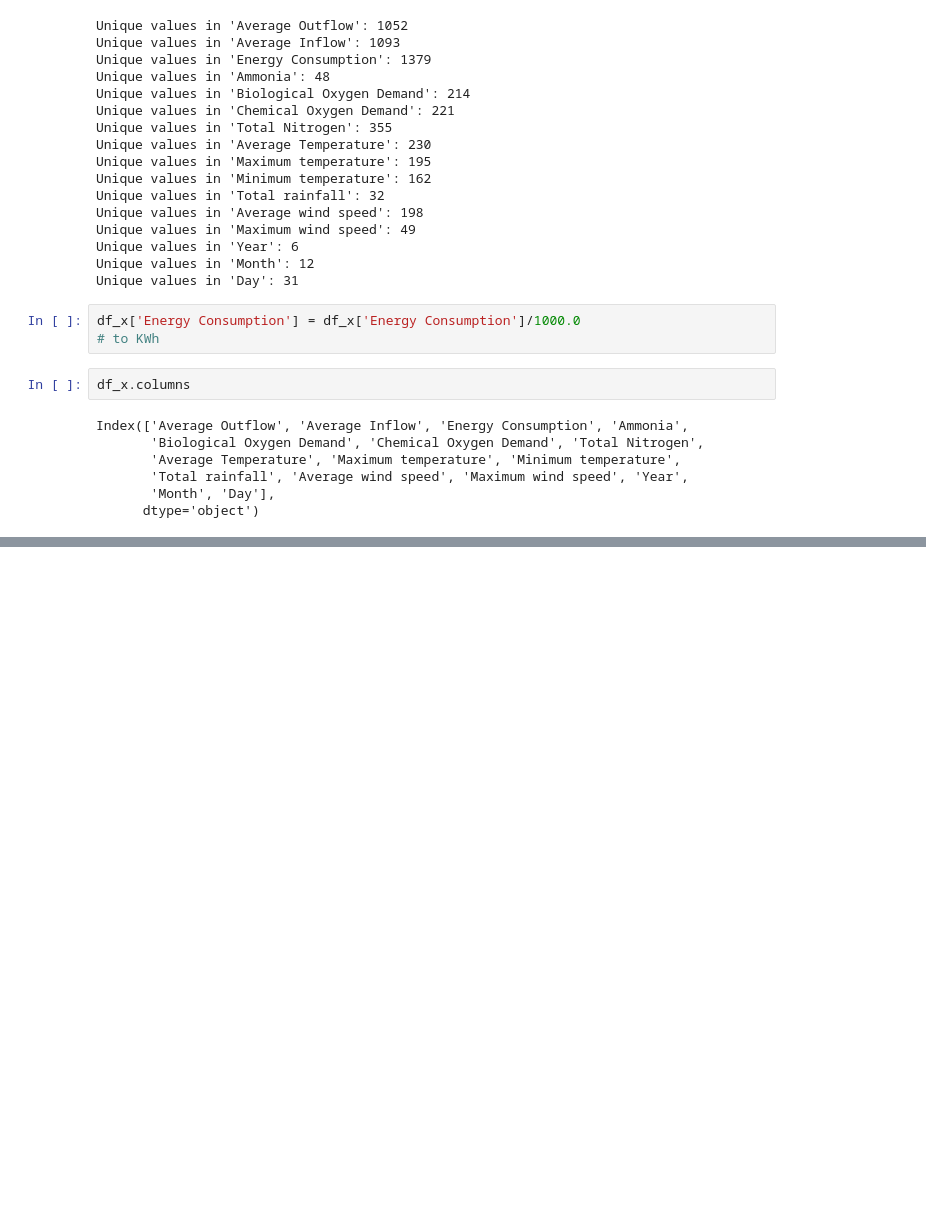
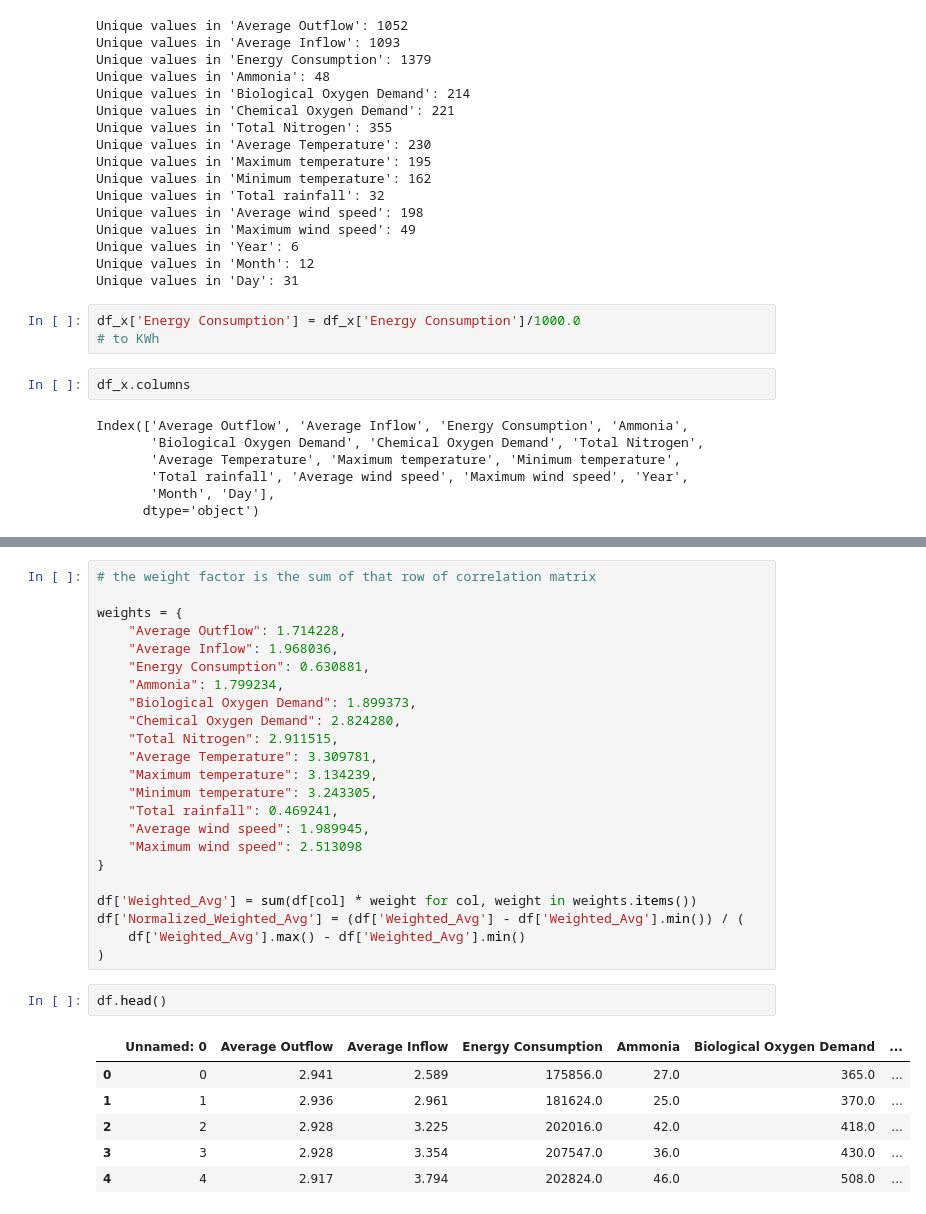
Before and after one commit to shaurya244/Winter-Project-Introduction-To-Machine-Learning, a Jupyter notebook: NON IITK/Assignments/Assignment 3/ADITYA RAJ NITP/Aditya_Raj_NITP.ipynb, the cells around one changed output, grey strips where cells are left out. Drawn from its saved outputs; the diff is of its cells as text; blank space fills up the shorter version.

```diff
--- a/NON IITK/Assignments/Assignment 3/ADITYA RAJ NITP/Aditya_Raj_NITP.ipynb
+++ b/NON IITK/Assignments/Assignment 3/ADITYA RAJ NITP/Aditya_Raj_NITP.ipynb
@@ -471,0 +129,32 @@ F1 Score: 0.4401
+# %%
+# the weight factor is the sum of that row of correlation matrix
+
+weights = {
+    "Average Outflow": 1.714228,
+    "Average Inflow": 1.968036,
+    "Energy Consumption": 0.630881,
+    "Ammonia": 1.799234,
+    "Biological Oxygen Demand": 1.899373,
+    "Chemical Oxygen Demand": 2.824280,
+    "Total Nitrogen": 2.911515,
+    "Average Temperature": 3.309781,
+    "Maximum temperature": 3.134239,
+    "Minimum temperature": 3.243305,
+    "Total rainfall": 0.469241,
+    "Average wind speed": 1.989945,
+    "Maximum wind speed": 2.513098
+}
+
+df['Weighted_Avg'] = sum(df[col] * weight for col, weight in weights.items())
+df['Normalized_Weighted_Avg'] = (df['Weighted_Avg'] - df['Weighted_Avg'].min()) / (
+    df['Weighted_Avg'].max() - df['Weighted_Avg'].min()
+)
+# %%
+df.head()
+# %% [output]
+|  | Unnamed: 0 | Average Outflow | Average Inflow | Energy Consumption | Ammonia | Biological Oxygen Demand | ... |
+| 0 | 0 | 2.941 | 2.589 | 175856.0 | 27.0 | 365.0 | ... |
+| 1 | 1 | 2.936 | 2.961 | 181624.0 | 25.0 | 370.0 | ... |
+| 2 | 2 | 2.928 | 3.225 | 202016.0 | 42.0 | 418.0 | ... |
+| 3 | 3 | 2.928 | 3.354 | 207547.0 | 36.0 | 430.0 | ... |
+| 4 | 4 | 2.917 | 3.794 | 202824.0 | 46.0 | 508.0 | ... |
```
Also changed, not shown: parts of 21 cells of this notebook.
